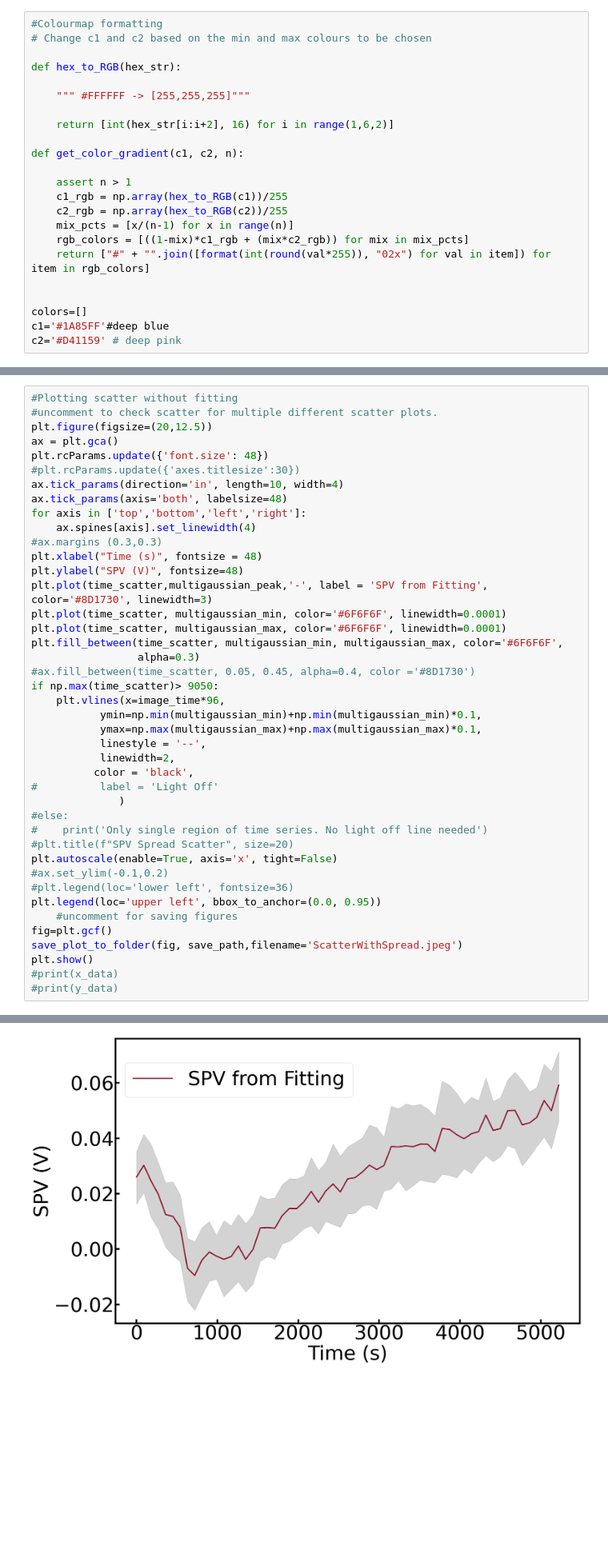
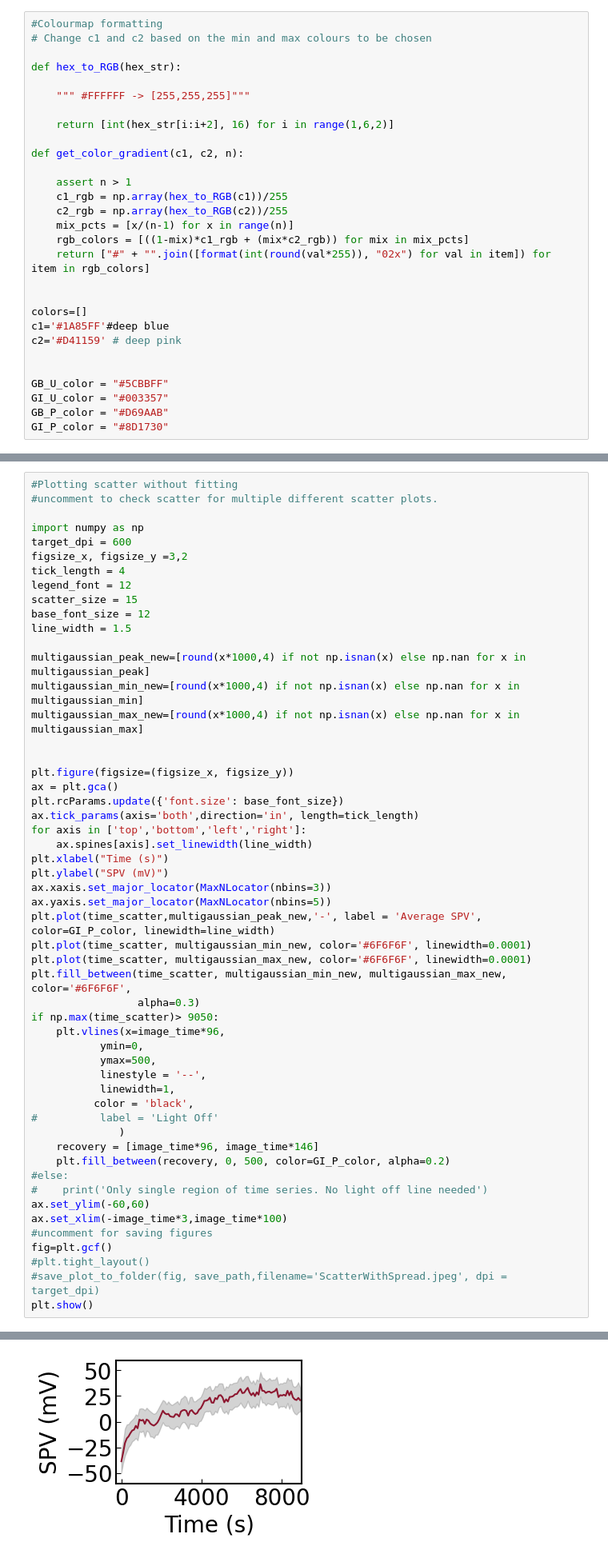
Before and after one commit to RamadanLab/KPFM_processing, a Jupyter notebook: TimeSeriesProcessing.ipynb, the cells around one changed output, grey strips where cells are left out. Shown at 80% size. Saved outputs shown, nothing was run; the diff lists cells and outputs as text; blank space fills up the shorter version.

```diff
--- a/TimeSeriesProcessing.ipynb
+++ b/TimeSeriesProcessing.ipynb
@@ -89,6 +89,12 @@ def get_color_gradient(c1, c2, n):
 colors=[]
 c1='#1A85FF'#deep blue
 c2='#D41159' # deep pink
+
+
+GB_U_color = "#5CBBFF"
+GI_U_color = "#003357"
+GB_P_color = "#D69AAB"
+GI_P_color = "#8D1730"
 # %% [markdown]
 Fitting for a single gaussian (not as accurate but sets a baseline for any changes that occur in the multi-gaussian fitting).
 # %%
@@ -387,43 +397,54 @@ Stretched exponential fitting function. If errors are found use streteched expon
 # %%
 #Plotting scatter without fitting
 #uncomment to check scatter for multiple different scatter plots.
-plt.figure(figsize=(20,12.5))
+
+import numpy as np
+target_dpi = 600
+figsize_x, figsize_y =3,2
+tick_length = 4
+legend_font = 12
+scatter_size = 15
+base_font_size = 12
+line_width = 1.5
+
+multigaussian_peak_new=[round(x*1000,4) if not np.isnan(x) else np.nan for x in multigaussian_peak]
+multigaussian_min_new=[round(x*1000,4) if not np.isnan(x) else np.nan for x in multigaussian_min]
+multigaussian_max_new=[round(x*1000,4) if not np.isnan(x) else np.nan for x in multigaussian_max]
+
+
+plt.figure(figsize=(figsize_x, figsize_y))
 ax = plt.gca()
-plt.rcParams.update({'font.size': 48})
-#plt.rcParams.update({'axes.titlesize':30})
-ax.tick_params(direction='in', length=10, width=4)
-ax.tick_params(axis='both', labelsize=48)
+plt.rcParams.update({'font.size': base_font_size})
+ax.tick_params(axis='both',direction='in', length=tick_length)
 for axis in ['top','bottom','left','right']:
-    ax.spines[axis].set_linewidth(4)
-#ax.margins (0.3,0.3)
-plt.xlabel("Time (s)", fontsize = 48)
-plt.ylabel("SPV (V)", fontsize=48)
-plt.plot(time_scatter,multigaussian_peak,'-', label = 'SPV from Fitting', color='#8D1730', linewidth=3)
-plt.plot(time_scatter, multigaussian_min, color='#6F6F6F', linewidth=0.0001)
-plt.plot(time_scatter, multigaussian_max, color='#6F6F6F', linewidth=0.0001)
-plt.fill_between(time_scatter, multigaussian_min, multigaussian_max, color='#6F6F6F',
+    ax.spines[axis].set_linewidth(line_width)
+plt.xlabel("Time (s)")
+plt.ylabel("SPV (mV)")
+ax.xaxis.set_major_locator(MaxNLocator(nbins=3))
+ax.yaxis.set_major_locator(MaxNLocator(nbins=5))
+plt.plot(time_scatter,multigaussian_peak_new,'-', label = 'Average SPV', color=GI_P_color, linewidth=line_width)
+plt.plot(time_scatter, multigaussian_min_new, color='#6F6F6F', linewidth=0.0001)
+plt.plot(time_scatter, multigaussian_max_new, color='#6F6F6F', linewidth=0.0001)
+plt.fill_between(time_scatter, multigaussian_min_new, multigaussian_max_new, color='#6F6F6F',
                  alpha=0.3)
-#ax.fill_between(time_scatter, 0.05, 0.45, alpha=0.4, color ='#8D1730')
 if np.max(time_scatter)> 9050:
     plt.vlines(x=image_time*96,
-           ymin=np.min(multigaussian_min)+np.min(multigaussian_min)*0.1,
-           ymax=np.max(multigaussian_max)+np.max(multigaussian_max)*0.1,
+           ymin=0,
+           ymax=500,
            linestyle = '--',
-           linewidth=2,
+           linewidth=1,
           color = 'black',
 #          label = 'Light Off'
               )
+    recovery = [image_time*96, image_time*146]
+    plt.fill_between(recovery, 0, 500, color=GI_P_color, alpha=0.2)
 #else:
 #    print('Only single region of time series. No light off line needed')
-#plt.title(f"SPV Spread Scatter", size=20)
-plt.autoscale(enable=True, axis='x', tight=False)
-#ax.set_ylim(-0.1,0.2)
-#plt.legend(loc='lower left', fontsize=36)
-plt.legend(loc='upper left', bbox_to_anchor=(0.0, 0.95))
-    #uncomment for saving figures
+ax.set_ylim(-60,60)
+ax.set_xlim(-image_time*3,image_time*100)
+#uncomment for saving figures
 fig=plt.gcf()
-save_plot_to_folder(fig, save_path,filename='ScatterWithSpread.jpeg')
+#plt.tight_layout()
+#save_plot_to_folder(fig, save_path,filename='ScatterWithSpread.jpeg', dpi = target_dpi)
 plt.show()
-#print(x_data)
-#print(y_data)
 # %% [output]
@@ -431,4 +451,4 @@ Plot saved to: X:/ramadan_group/Group Members/Rehmat Goodwin/Lab Data/Processed
-[figure, old version]
+[figure, new version]
 # %%
 #Stretched exponential fitting function:
 
```
Also changed, not shown: parts of 6 cells of this notebook.
